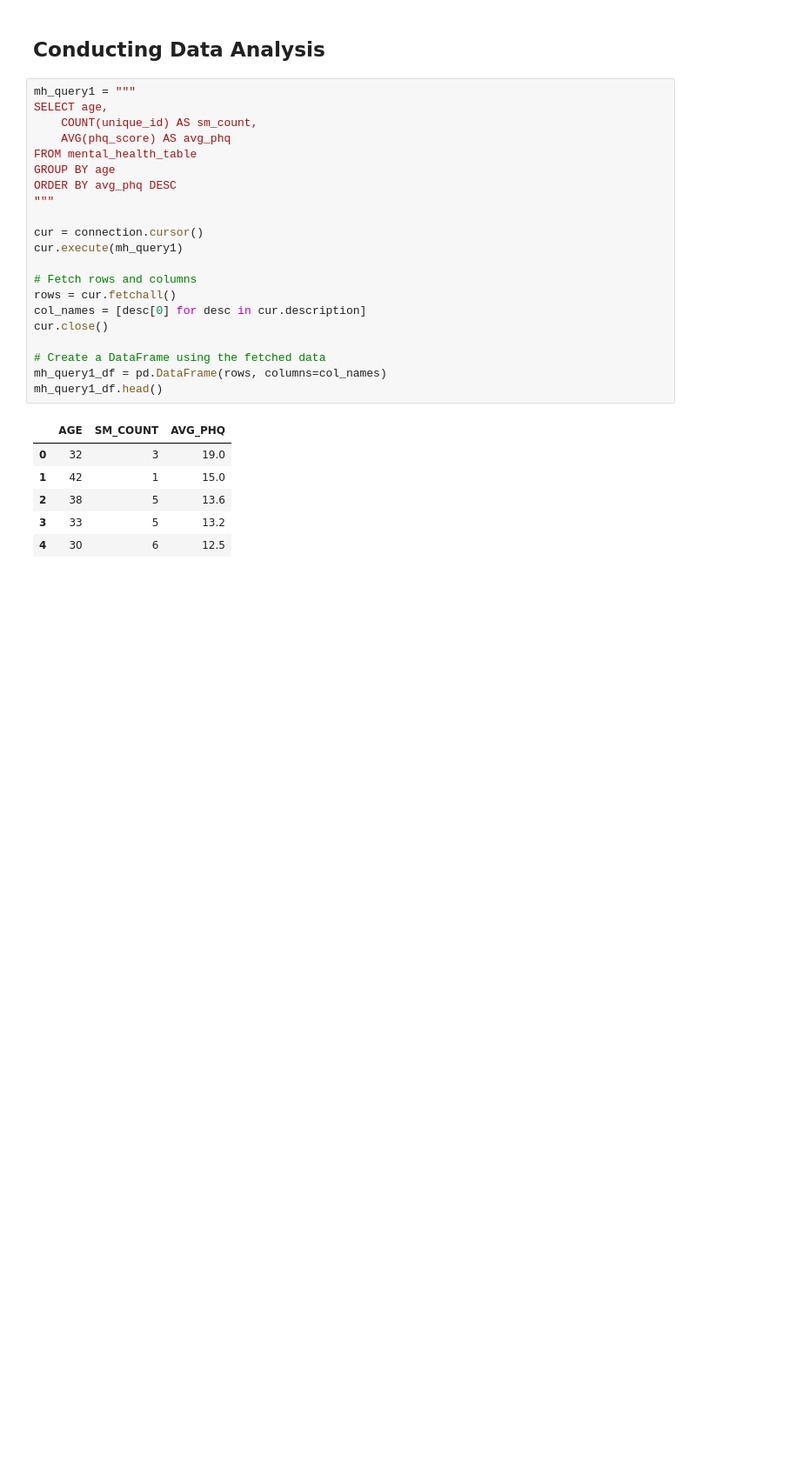
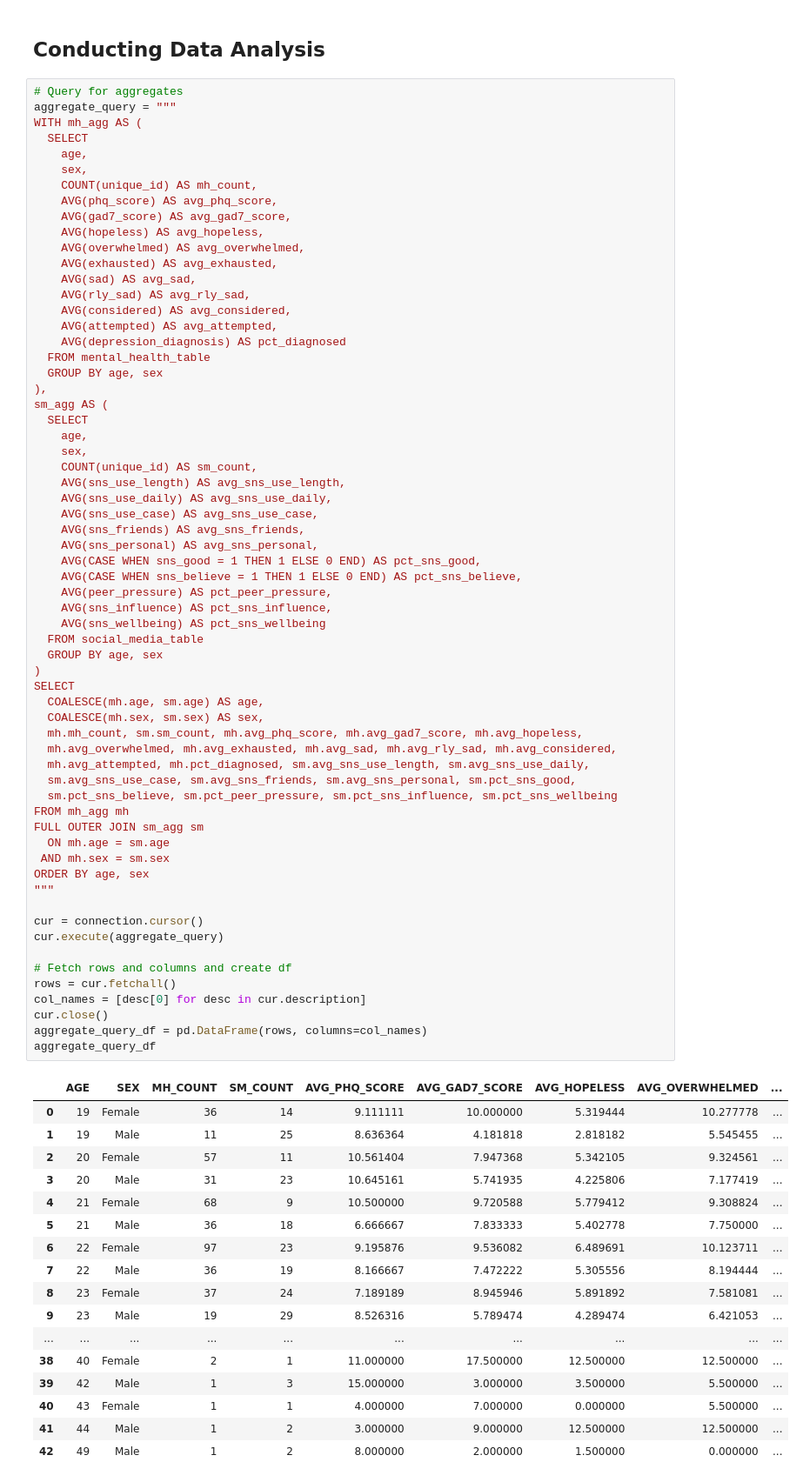
Before and after one commit to hirnas/cpsc368tp, a Jupyter notebook: code/sql-querying.ipynb, the cells around one changed output. Shown: that part at 87% size. Drawn from its saved outputs; the diff is of its cells as text; blank space fills up the shorter version.

```diff
--- a/code/sql-querying.ipynb
+++ b/code/sql-querying.ipynb
@@ -97,31 +153,84 @@ mental_health_df
 # %% [markdown]
 ## Conducting Data Analysis
 # %%
-mh_query1 = """
-SELECT age,
+# Query for aggregates
+aggregate_query = """
+WITH mh_agg AS (
+  SELECT
+    age,
+    sex,
+    COUNT(unique_id) AS mh_count,
+    AVG(phq_score) AS avg_phq_score,
+    AVG(gad7_score) AS avg_gad7_score,
+    AVG(hopeless) AS avg_hopeless,
+    AVG(overwhelmed) AS avg_overwhelmed,
+    AVG(exhausted) AS avg_exhausted,
+    AVG(sad) AS avg_sad,
+    AVG(rly_sad) AS avg_rly_sad,
+    AVG(considered) AS avg_considered,
+    AVG(attempted) AS avg_attempted,
+    AVG(depression_diagnosis) AS pct_diagnosed
+  FROM mental_health_table
+  GROUP BY age, sex
+),
+sm_agg AS (
+  SELECT
+    age,
+    sex,
     COUNT(unique_id) AS sm_count,
-    AVG(phq_score) AS avg_phq
-FROM mental_health_table
-GROUP BY age
-ORDER BY avg_phq DESC
+    AVG(sns_use_length) AS avg_sns_use_length,
+    AVG(sns_use_daily) AS avg_sns_use_daily,
+    AVG(sns_use_case) AS avg_sns_use_case,
+    AVG(sns_friends) AS avg_sns_friends,
+    AVG(sns_personal) AS avg_sns_personal,
+    AVG(CASE WHEN sns_good = 1 THEN 1 ELSE 0 END) AS pct_sns_good,
+    AVG(CASE WHEN sns_believe = 1 THEN 1 ELSE 0 END) AS pct_sns_believe,
+    AVG(peer_pressure) AS pct_peer_pressure,
+    AVG(sns_influence) AS pct_sns_influence,
+    AVG(sns_wellbeing) AS pct_sns_wellbeing
+  FROM social_media_table
+  GROUP BY age, sex
+)
+SELECT
+  COALESCE(mh.age, sm.age) AS age,
+  COALESCE(mh.sex, sm.sex) AS sex,
+  mh.mh_count, sm.sm_count, mh.avg_phq_score, mh.avg_gad7_score, mh.avg_hopeless,
+  mh.avg_overwhelmed, mh.avg_exhausted, mh.avg_sad, mh.avg_rly_sad, mh.avg_considered,
+  mh.avg_attempted, mh.pct_diagnosed, sm.avg_sns_use_length, sm.avg_sns_use_daily,
+  sm.avg_sns_use_case, sm.avg_sns_friends, sm.avg_sns_personal, sm.pct_sns_good,
+  sm.pct_sns_believe, sm.pct_peer_pressure, sm.pct_sns_influence, sm.pct_sns_wellbeing
+FROM mh_agg mh
+FULL OUTER JOIN sm_agg sm
+  ON mh.age = sm.age
+ AND mh.sex = sm.sex
+ORDER BY age, sex
 """
 
 cur = connection.cursor()
-cur.execute(mh_query1)
+cur.execute(aggregate_query)
 
-# Fetch rows and columns
+# Fetch rows and columns and create df
 rows = cur.fetchall()
 col_names = [desc[0] for desc in cur.description]
 cur.close()
-
-# Create a DataFrame using the fetched data
-mh_query1_df = pd.DataFrame(rows, columns=col_names)
-mh_query1_df.head()
+aggregate_query_df = pd.DataFrame(rows, columns=col_names)
+aggregate_query_df
 # %% [output]
-|  | AGE | SM_COUNT | AVG_PHQ |
-| 0 | 32 | 3 | 19.0 |
-| 1 | 42 | 1 | 15.0 |
-| 2 | 38 | 5 | 13.6 |
-| 3 | 33 | 5 | 13.2 |
-| 4 | 30 | 6 | 12.5 |
+|  | AGE | SEX | MH_COUNT | SM_COUNT | AVG_PHQ_SCORE | AVG_GAD7_SCORE | AVG_HOPELESS | AVG_OVERWHELMED | ... |
+| 0 | 19 | Female | 36 | 14 | 9.111111 | 10.000000 | 5.319444 | 10.277778 | ... |
+| 1 | 19 | Male | 11 | 25 | 8.636364 | 4.181818 | 2.818182 | 5.545455 | ... |
+| 2 | 20 | Female | 57 | 11 | 10.561404 | 7.947368 | 5.342105 | 9.324561 | ... |
+| 3 | 20 | Male | 31 | 23 | 10.645161 | 5.741935 | 4.225806 | 7.177419 | ... |
+| 4 | 21 | Female | 68 | 9 | 10.500000 | 9.720588 | 5.779412 | 9.308824 | ... |
+| 5 | 21 | Male | 36 | 18 | 6.666667 | 7.833333 | 5.402778 | 7.750000 | ... |
+| 6 | 22 | Female | 97 | 23 | 9.195876 | 9.536082 | 6.489691 | 10.123711 | ... |
+| 7 | 22 | Male | 36 | 19 | 8.166667 | 7.472222 | 5.305556 | 8.194444 | ... |
+| 8 | 23 | Female | 37 | 24 | 7.189189 | 8.945946 | 5.891892 | 7.581081 | ... |
+| 9 | 23 | Male | 19 | 29 | 8.526316 | 5.789474 | 4.289474 | 6.421053 | ... |
+| ... | ... | ... | ... | ... | ... | ... | ... | ... | ... |
+| 38 | 40 | Female | 2 | 1 | 11.000000 | 17.500000 | 12.500000 | 12.500000 | ... |
+| 39 | 42 | Male | 1 | 3 | 15.000000 | 3.000000 | 3.500000 | 5.500000 | ... |
+| 40 | 43 | Female | 1 | 1 | 4.000000 | 7.000000 | 0.000000 | 5.500000 | ... |
+| 41 | 44 | Male | 1 | 2 | 3.000000 | 9.000000 | 12.500000 | 12.500000 | ... |
+| 42 | 49 | Male | 1 | 2 | 8.000000 | 2.000000 | 1.500000 | 0.000000 | ... |
 # %%
```
Also changed, not shown: parts of 19 cells of this notebook, 3 other files.
